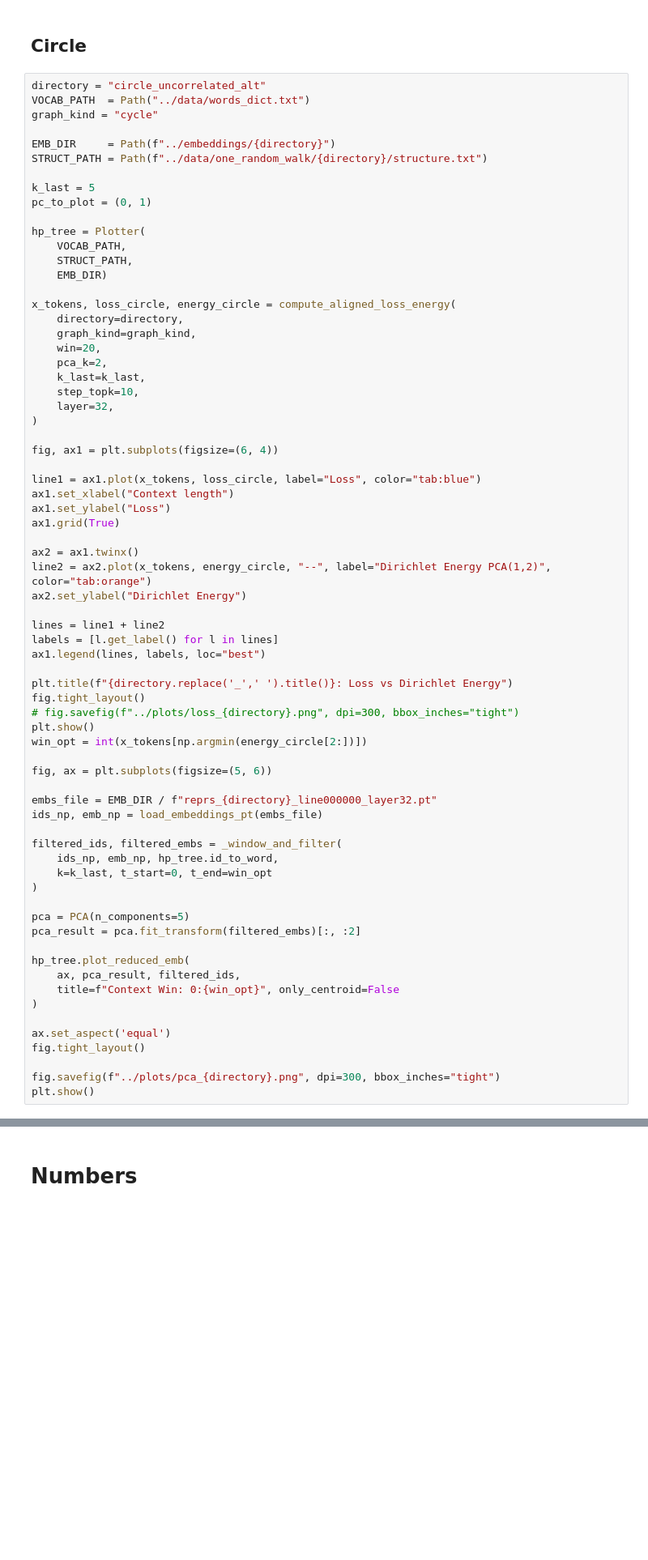
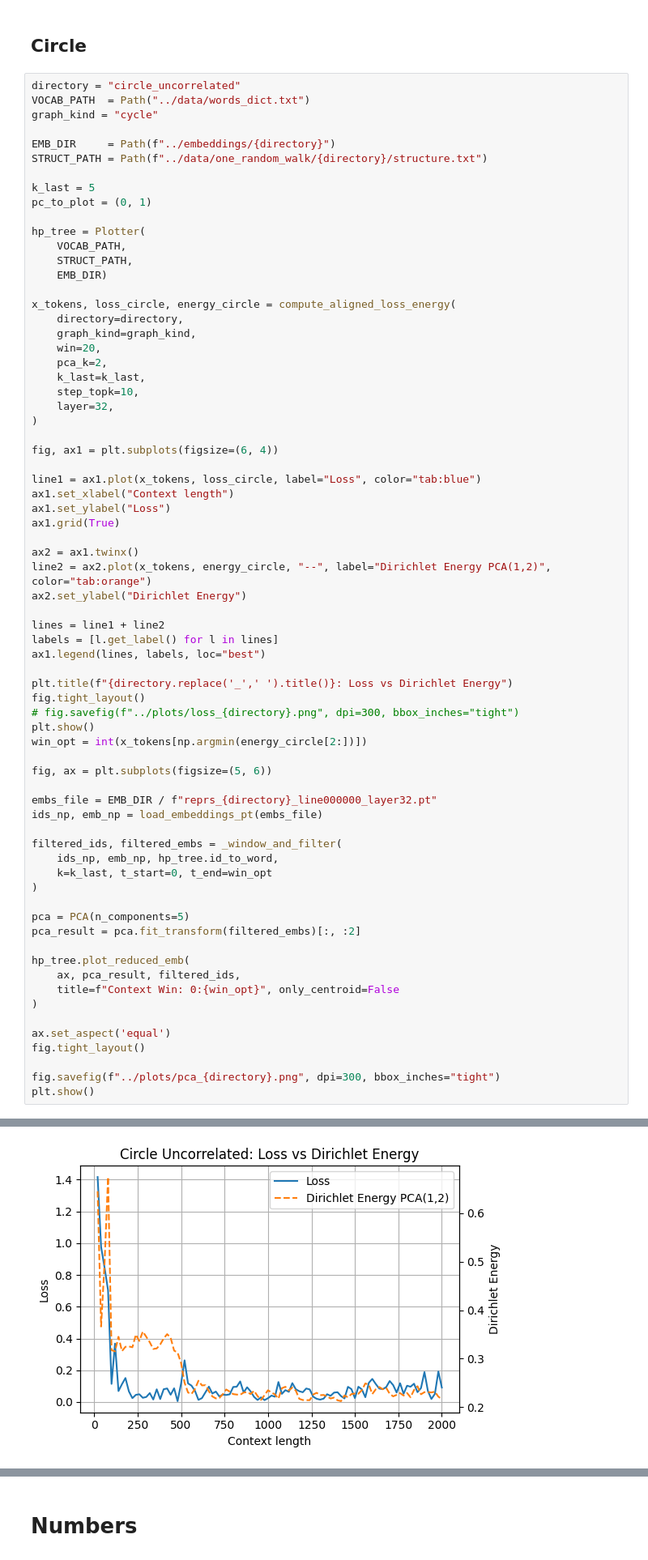
Before and after one commit to Project-Hindenburg/hico, a Jupyter notebook: notebooks/report_plots.ipynb, the cells around one changed output, grey strips where cells are left out. Shown at 81% size. Cells and saved outputs as stored; diff of their text form; blank space fills up the shorter version.

```diff
--- a/notebooks/report_plots.ipynb
+++ b/notebooks/report_plots.ipynb
@@ -287,7 +308,7 @@ plt.show()
 # %% [markdown]
 ## Circle
 # %%
-directory = "circle_uncorrelated_alt"
+directory = "circle_uncorrelated"
 VOCAB_PATH  = Path("../data/words_dict.txt")
 graph_kind = "cycle"
 
@@ -356,3 +377,4 @@ fig.tight_layout()
 
 fig.savefig(f"../plots/pca_{directory}.png", dpi=300, bbox_inches="tight")
 plt.show()
+# %% [output]
@@ -358,0 +398 @@ plt.show()
+[figure, added]
```
Also changed, not shown: parts of 4 cells of this notebook, 44 other files.
